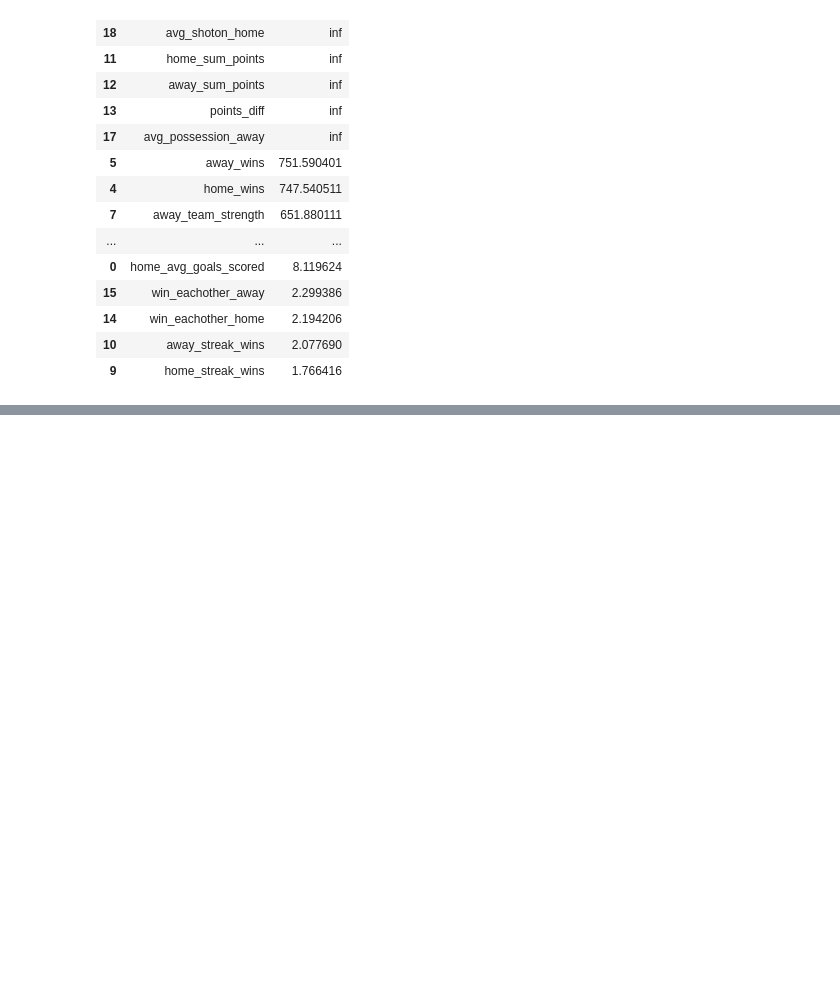
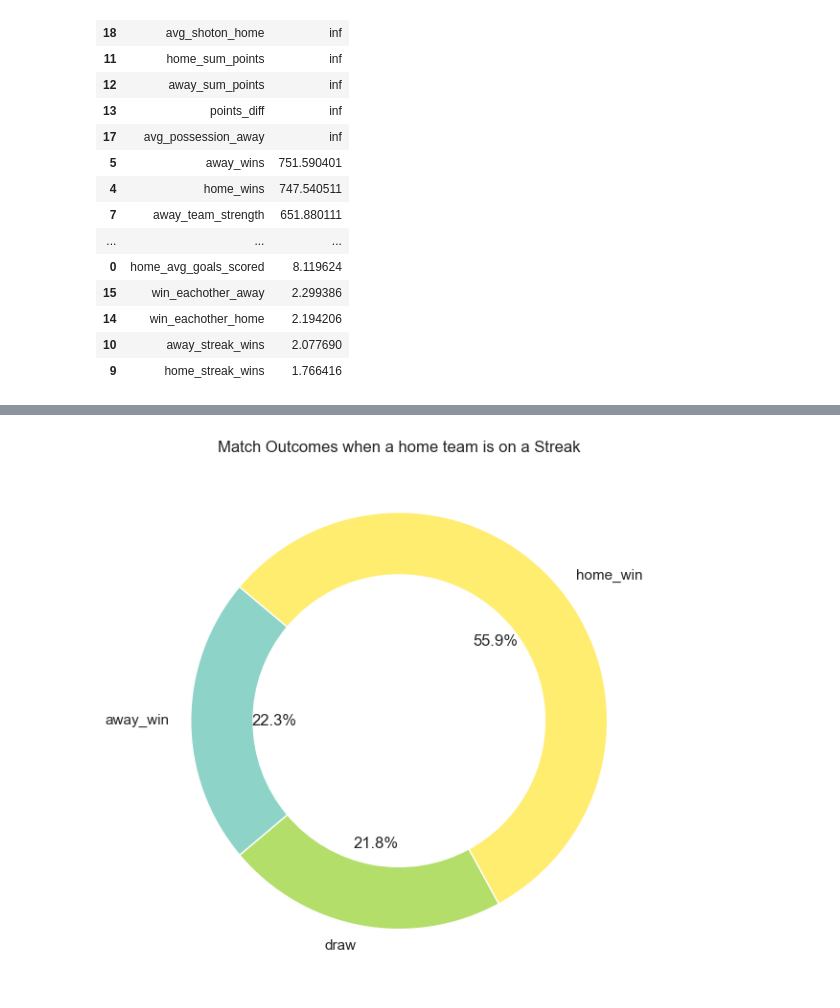
Before and after one commit to kamil0920/aws_football, a Jupyter notebook: pipelines/eda_data.ipynb, the cells around one changed output, grey strips where cells are left out. Drawn from its saved outputs; the diff is of its cells as text; code cells hidden in the pictures; blank space fills up the shorter version.

```diff
--- a/pipelines/eda_data.ipynb
+++ b/pipelines/eda_data.ipynb
@@ -259,16 +207,16 @@ vif_sorted
 # 1. Match Outcome by Team Strength
 
 # Creating a new column to indicate which team has higher strength
-data['stronger_team'] = 'draw'
-data.loc[data['home_team_strength'] > data['away_team_strength'], 'stronger_team'] = 'home'
-data.loc[data['home_team_strength'] < data['away_team_strength'], 'stronger_team'] = 'away'
+selected_df['stronger_team'] = 'draw'
+selected_df.loc[selected_df['home_team_strength'] > selected_df['away_team_strength'], 'stronger_team'] = 'home'
+selected_df.loc[selected_df['home_team_strength'] < selected_df['away_team_strength'], 'stronger_team'] = 'away'
 
 # Mapping result_match to outcomes
 outcomes = {0: 'away_win', 1: 'draw', 2: 'home_win'}
-data['match_outcome'] = data['result_match'].map(outcomes)
+selected_df['match_outcome'] = selected_df['result_match'].map(outcomes)
 
 # Counting outcomes based on which team was stronger
-strength_outcome = data.groupby(['stronger_team', 'match_outcome']).size().unstack()
+strength_outcome = selected_df.groupby(['stronger_team', 'match_outcome']).size().unstack()
 # %%
 # Teams deemed "stronger" (either the home or away team) tend to win more often,
 # as evidenced by the larger segments for "home_win" and "away_win" respectively.
@@ -276,15 +230,17 @@ strength_outcome
 # %%
 # 2. Effect of Streaks
 
 # Filtering matches where home streak is bigger than away streak
 streak_threshold = 2
-streak_data = data[data['home_streak_wins'] > data['away_streak_wins']]
+streak_data = selected_df[selected_df['home_streak_wins'] > selected_df['away_streak_wins']]
 
 # Counting outcomes based on streaks
 streak_outcomes = streak_data.groupby(['match_outcome']).size()
 
 streak_outcomes.plot(kind='pie', figsize=(8, 6), colormap='Set3', autopct='%1.1f%%', startangle=140, wedgeprops=dict(width=0.3))
 plt.title('Match Outcomes when a home team is on a Streak')
 plt.ylabel('')  # Removing the default ylabel
 plt.tight_layout()
 plt.show()
+# %% [output]
+[figure, added]
```
Also changed, not shown: parts of 8 cells of this notebook, 2 other files.
